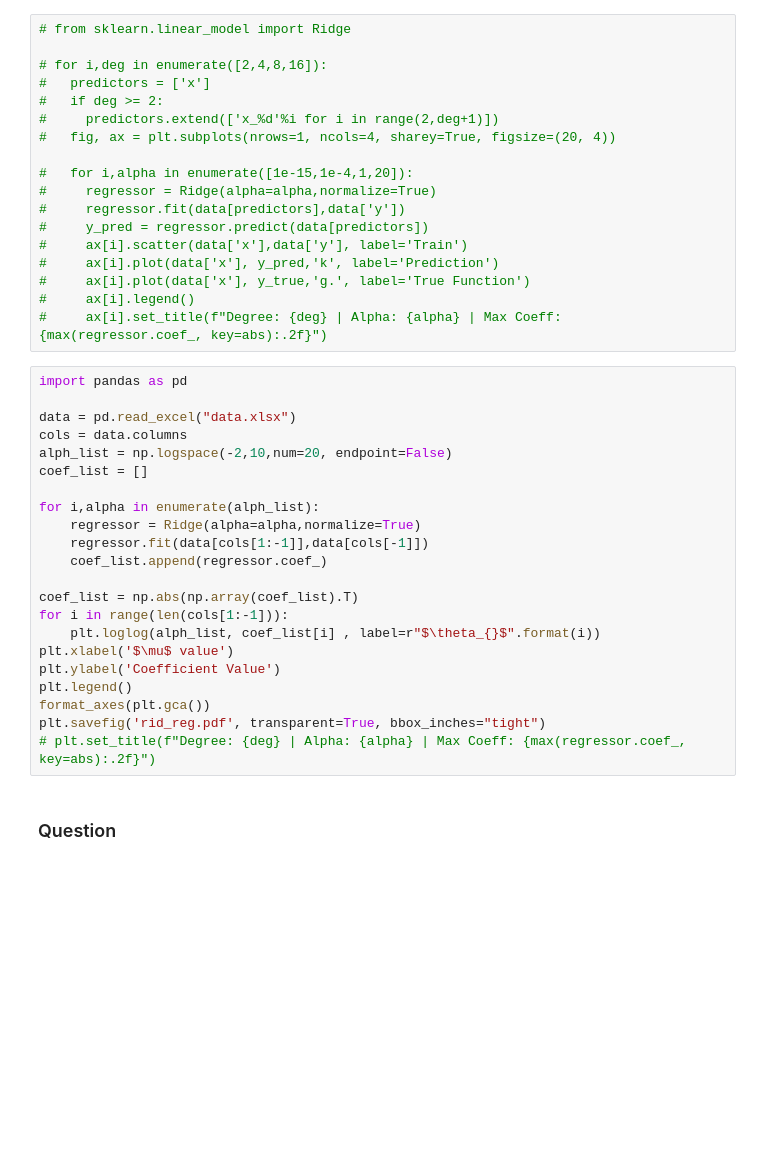
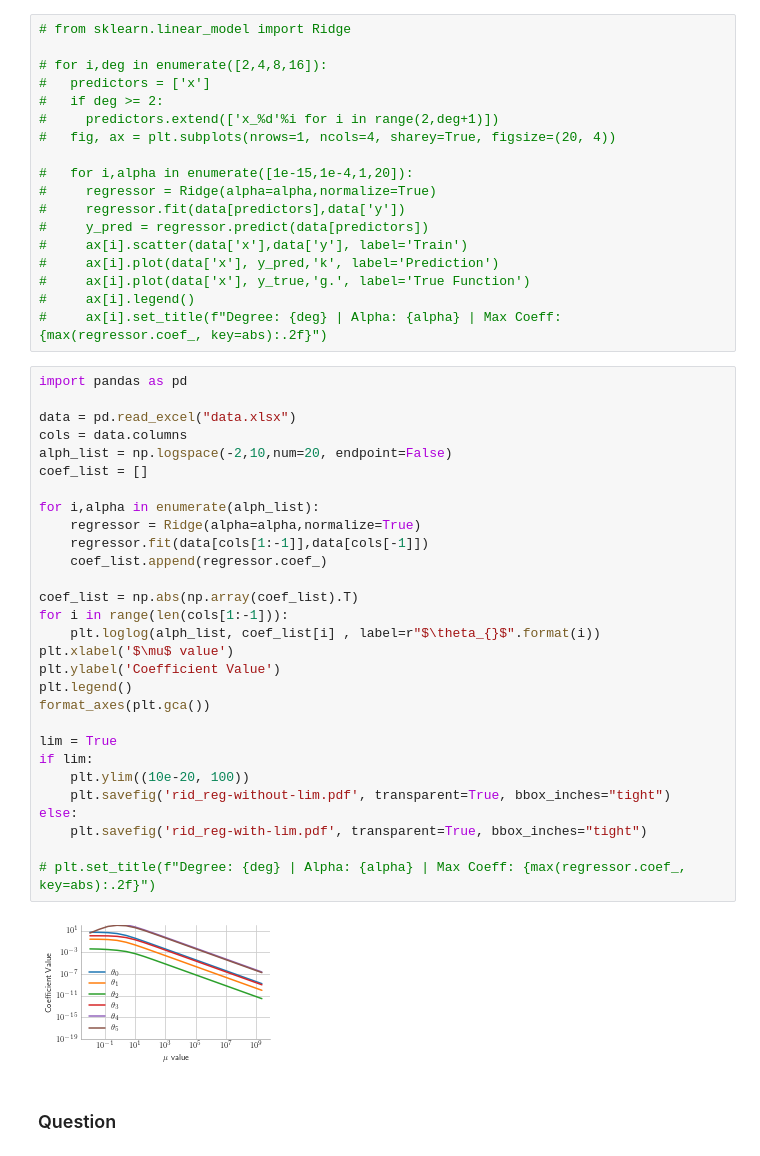
Before and after one commit to nipunbatra/ml-teaching, a Jupyter notebook: ridge/Ridge.ipynb, the cells around one changed output. Drawn from its saved outputs; the diff is of its cells as text; blank space fills up the shorter version.

```diff
--- a/ridge/Ridge.ipynb
+++ b/ridge/Ridge.ipynb
@@ -218,25 +239,34 @@ for i,deg in enumerate([19]):
 # %%
 import pandas as pd
 
 data = pd.read_excel("data.xlsx")
 cols = data.columns
 alph_list = np.logspace(-2,10,num=20, endpoint=False)
 coef_list = []
 
 for i,alpha in enumerate(alph_list):
     regressor = Ridge(alpha=alpha,normalize=True)
     regressor.fit(data[cols[1:-1]],data[cols[-1]])
     coef_list.append(regressor.coef_)
 
 coef_list = np.abs(np.array(coef_list).T)
 for i in range(len(cols[1:-1])):
     plt.loglog(alph_list, coef_list[i] , label=r"$\theta_{}$".format(i))
 plt.xlabel('$\mu$ value')
 plt.ylabel('Coefficient Value')
 plt.legend()
 format_axes(plt.gca())
-plt.savefig('rid_reg.pdf', transparent=True, bbox_inches="tight")
+
+lim = True
+if lim:
+    plt.ylim((10e-20, 100))
+    plt.savefig('rid_reg-without-lim.pdf', transparent=True, bbox_inches="tight")
+else:
+    plt.savefig('rid_reg-with-lim.pdf', transparent=True, bbox_inches="tight")
+
 # plt.set_title(f"Degree: {deg} | Alpha: {alpha} | Max Coeff: {max(regressor.coef_, key=abs):.2f}")
+# %% [output]
+[figure, added]
 # %% [markdown]
 ### Question
 # %%
```
Also changed, not shown: parts of 12 cells of this notebook, 26 other files.
